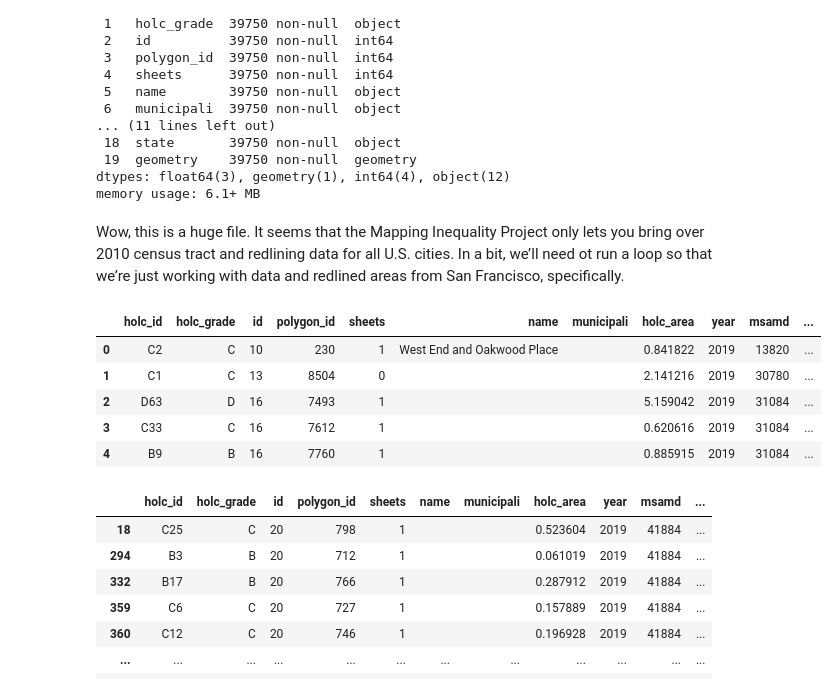
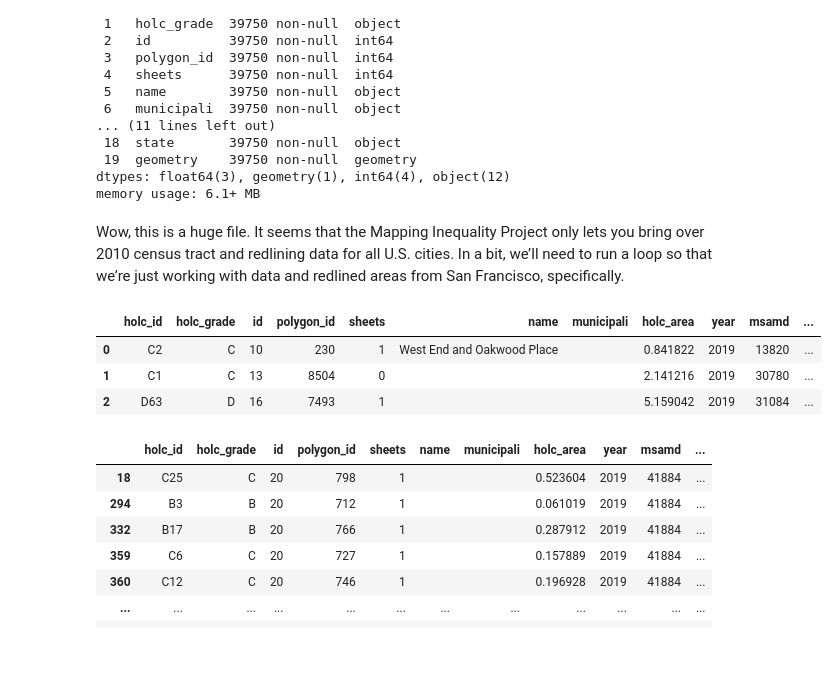
Before and after one commit to tommychandler5/221project, a Jupyter notebook: Group Assignments/Final Deliverables /Health Index.ipynb, the cells around one changed output. Cells and saved outputs as stored; diff of their text form; code cells hidden in the pictures; blank space fills up the shorter version.

```diff
--- a/Group Assignments/Final Deliverables /Health Index.ipynb
+++ b/Group Assignments/Final Deliverables /Health Index.ipynb
@@ -51,17 +46,15 @@ memory usage: 6.1+ MB
 # %% [markdown]
 Wow, this is a huge file. It seems that the Mapping Inequality Project only lets you bring over
 2010 census tract and redlining data for all U.S. cities.
-In a bit, we’ll need ot run a loop so that we’re just working with data and redlined areas from San Francisco, specifically.
+In a bit, we’ll need to run a loop so that we’re just working with data and redlined areas from San Francisco, specifically.
 # %%
 #seeing what the data looks like
-ct.head(5)
+ct.head(3)
 # %% [output]
 |  | holc_id | holc_grade | id | polygon_id | sheets | name | municipali | holc_area | year | msamd | ... |
 | 0 | C2 | C | 10 | 230 | 1 | West End and Oakwood Place |  | 0.841822 | 2019 | 13820 | ... |
 | 1 | C1 | C | 13 | 8504 | 0 |  |  | 2.141216 | 2019 | 30780 | ... |
 | 2 | D63 | D | 16 | 7493 | 1 |  |  | 5.159042 | 2019 | 31084 | ... |
-| 3 | C33 | C | 16 | 7612 | 1 |  |  | 0.620616 | 2019 | 31084 | ... |
-| 4 | B9 | B | 16 | 7760 | 1 |  |  | 0.885915 | 2019 | 31084 | ... |
 # %%
 # creating a query to just pull redlining/census tract data that fall within San Francisco boundaries
 ct.query("st_name == 'San Francisco'")
```
Also changed, not shown: parts of 23 cells of this notebook, 3 other files.
